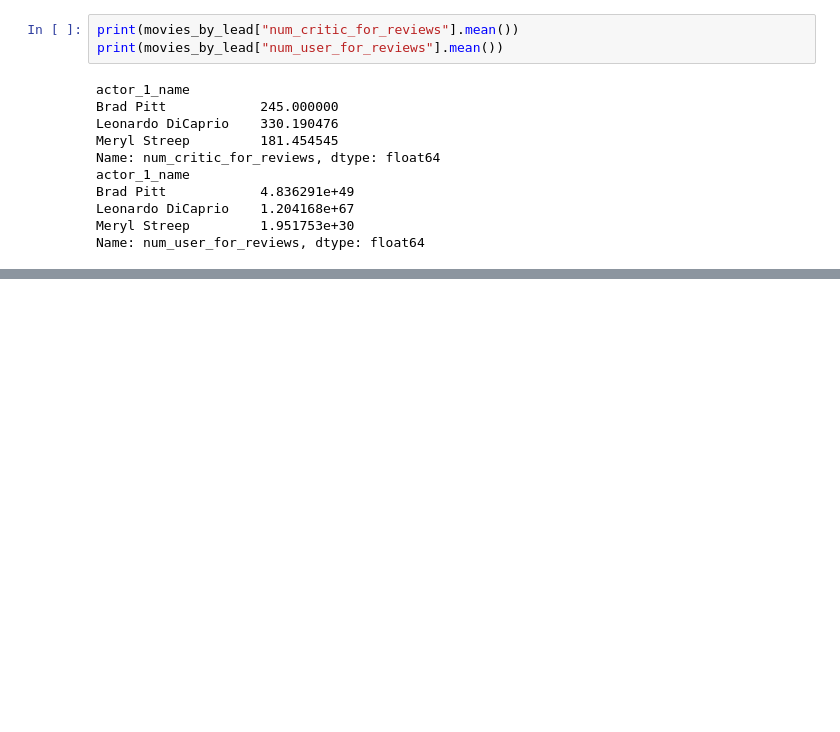
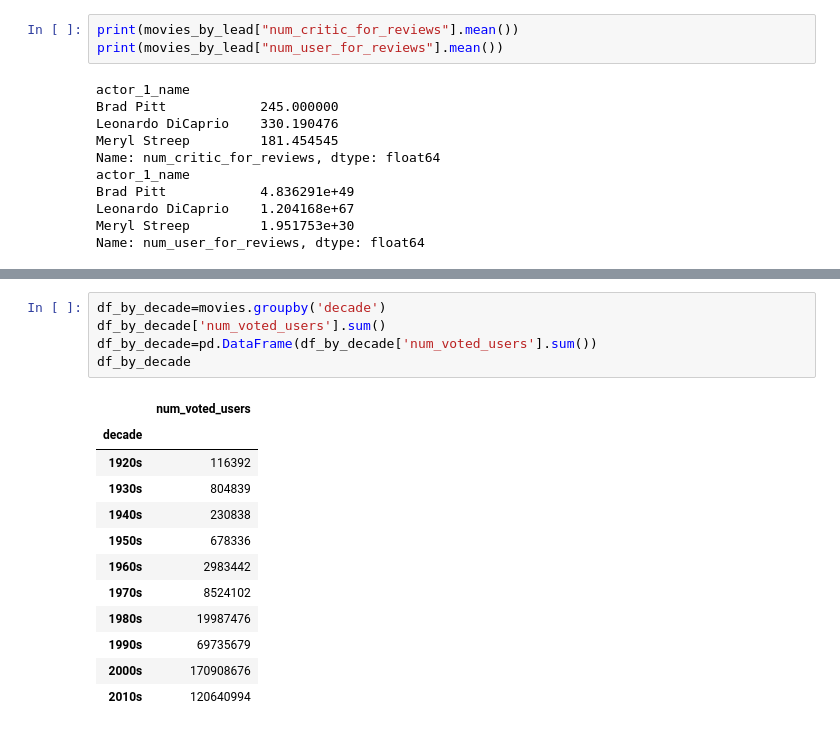
Before and after one commit to nandinisonar18/IMDB-Movie-Analysis, a Jupyter notebook: IMDB_Movie_Analysis.ipynb, the cells around one changed output, grey strips where cells are left out. Cells and saved outputs as stored; diff of their text form; blank space fills up the shorter version.

```diff
--- a/IMDB_Movie_Analysis.ipynb
+++ b/IMDB_Movie_Analysis.ipynb
@@ -418,0 +438,18 @@ Name: num_user_for_reviews, dtype: float64
+# %%
+df_by_decade=movies.groupby('decade')
+df_by_decade['num_voted_users'].sum()
+df_by_decade=pd.DataFrame(df_by_decade['num_voted_users'].sum())
+df_by_decade
+# %% [output]
+|  | num_voted_users |
+| decade |  |
+| 1920s | 116392 |
+| 1930s | 804839 |
+| 1940s | 230838 |
+| 1950s | 678336 |
+| 1960s | 2983442 |
+| 1970s | 8524102 |
+| 1980s | 19987476 |
+| 1990s | 69735679 |
+| 2000s | 170908676 |
+| 2010s | 120640994 |
```
Also changed, not shown: parts of 2 cells of this notebook.
